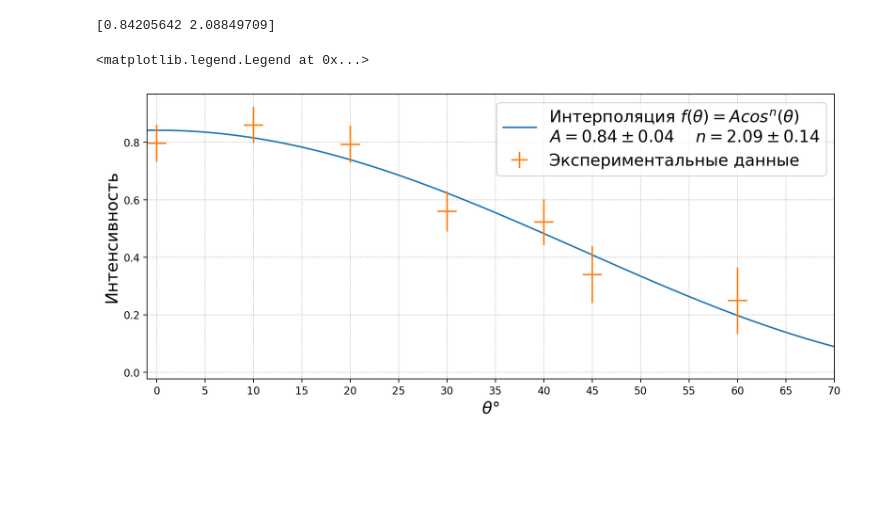
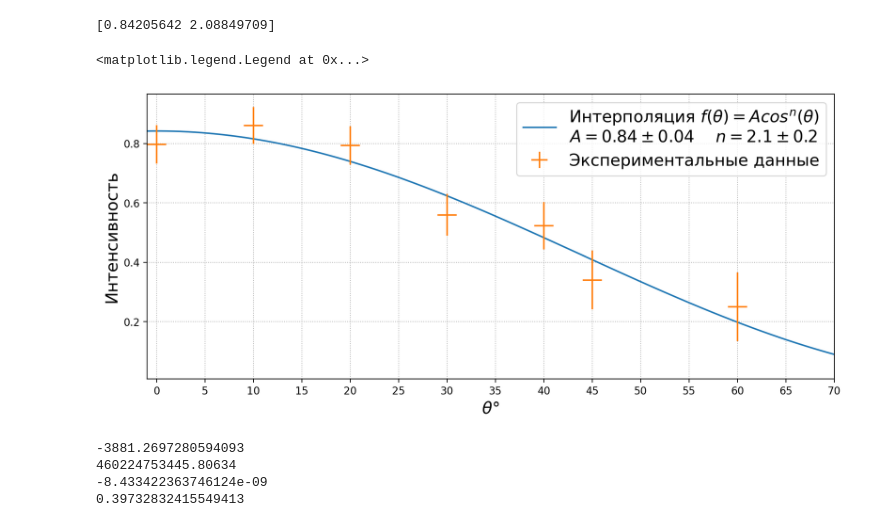
Before and after one commit to ShmakovVladimir/Labs, a Jupyter notebook: Квантовая физика/Мезоны/main.ipynb, the cells around one changed output. Drawn from its saved outputs; the diff is of its cells as text; code cells hidden in the pictures; blank space fills up the shorter version.

```diff
--- a/Квантовая физика/Мезоны/main.ipynb
+++ b/Квантовая физика/Мезоны/main.ipynb
@@ -57,26 +58,48 @@ def cos_power_n(theta, A, n):
 
 param, cov = curve_fit(cos_power_n, angle_spectrum.theta, angle_spectrum.Nbyt)
 print(param)
-theta_line = np.linspace(-10, 80, 1000)
+theta_line = np.linspace(-1, 75, 1000)
 # %% [output]
 [0.84205642 2.08849709]
 # %%
 plt.figure(figsize = (12, 5), dpi = 200)
 plt.plot(theta_line,
          cos_power_n(theta_line, *param),
-         label = r'Интерполяция $f(\theta) = A cos^{n}(\theta)$' + f'\n$A = {param[0]:.2f} \pm {(np.diag(cov)[0] + 0.05 * param[0]):.2f} \ \ \ \ n = {param[1]:.2f} \pm {(np.diag(cov)[1] + 0.025 * param[1]):.2f}$')
+         label = r'Интерполяция $f(\theta) = A cos^{n}(\theta)$' + f'\n$A = {param[0]:.2f} \pm {(np.diag(cov)[0] + 0.05 * param[0]):.2f} \ \ \ \ n = {param[1]:.1f} \pm {(np.diag(cov)[1] + 0.05 * param[1]):.1f}$')
 plt.errorbar(angle_spectrum.theta,
              angle_spectrum.N / angle_spectrum.time,
              yerr = 1 / np.sqrt(angle_spectrum.N),
              xerr = [1 for _ in angle_spectrum.theta],
              fmt = '_',
              label = 'Экспериментальные данные')
 plt.xticks(np.arange(0, 75, 5))
 plt.ylabel("Интенсивность", fontsize = 16)
 plt.xlabel(r"$\theta \degree$", fontsize = 16)
 plt.xlim(-1, 70)
 plt.grid(ls = ':')
 plt.legend(fontsize = 16)
 # %% [output]
 <matplotlib.legend.Legend at 0x...>
-[figure, old version]
+[figure, new version]
+# %%
+I0, n = param
+L0 = 15 * np.power(10, 3)
+energy_st = 105 #МэВ
+energy = 4 * 1e3 #МэВ
+beta = np.abs(np.sqrt(1 - np.power(energy_st/energy, 2)))
+logNN0 = np.log(np.abs(cos_power_n(theta_line * np.pi / 180, *param) / I0))
+betaCE = beta * energy * const.c
+up = L0 * (np.cos(theta_line * np.pi / 180) - 1)
+down = np.cos(theta_line * np.pi / 180) * betaCE * (logNN0 - n * np.log(np.abs(np.cos(theta_line * np.pi / 180))))
+down_2 = np.cos(theta_line * np.pi / 180) * betaCE * (logNN0 - 1.6 * np.log(np.abs(np.cos(theta_line * np.pi / 180))))
+print(up.mean())
+print(down.mean())
+tau = up * energy_st / down
+tau_2 = up * energy_st / down_2
+print(up.mean() / down.mean())
+print(cos_power_n(50, *param) / I0)
+# %% [output]
+-3881.2697280594093
+460224753445.80634
+-8.433422363746124e-09
+0.39732832415549413
```
Also changed, not shown: parts of 3 cells of this notebook, 7 other files.
